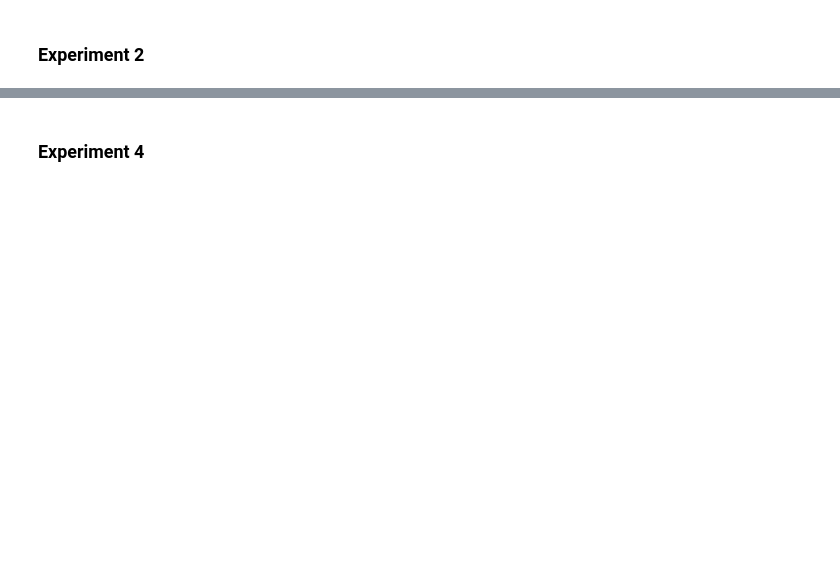
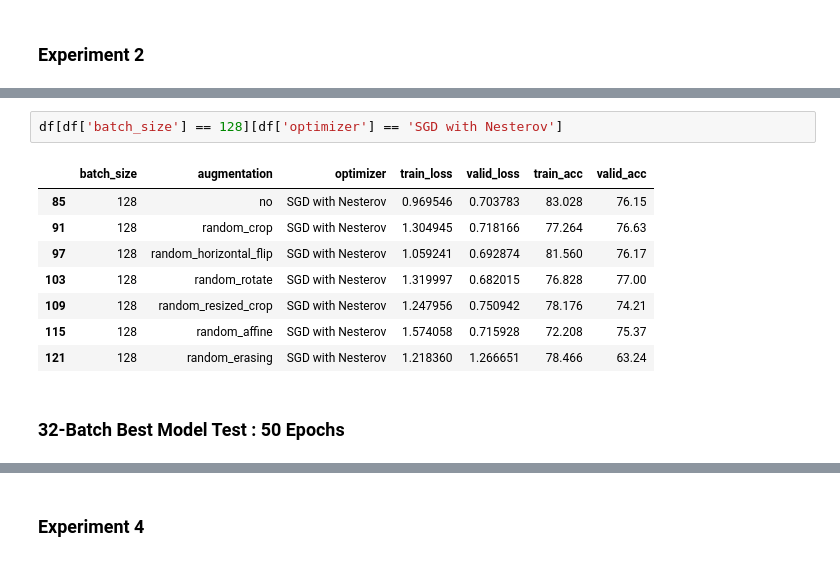
Before and after one commit to suriya-jambunathan/Modified-ResNet, a Jupyter notebook: main.ipynb, the cells around one changed output, grey strips where cells are left out. Drawn from its saved outputs; the diff is of its cells as text; blank space fills up the shorter version.

```diff
--- a/main.ipynb
+++ b/main.ipynb
@@ -303,0 +1813,13 @@ Files already downloaded and verified
+# %%
+df[df['batch_size'] == 128][df['optimizer'] == 'SGD with Nesterov']
+# %% [output]
+|  | batch_size | augmentation | optimizer | train_loss | valid_loss | train_acc | valid_acc |
+| 85 | 128 | no | SGD with Nesterov | 0.969546 | 0.703783 | 83.028 | 76.15 |
+| 91 | 128 | random_crop | SGD with Nesterov | 1.304945 | 0.718166 | 77.264 | 76.63 |
+| 97 | 128 | random_horizontal_flip | SGD with Nesterov | 1.059241 | 0.692874 | 81.560 | 76.17 |
+| 103 | 128 | random_rotate | SGD with Nesterov | 1.319997 | 0.682015 | 76.828 | 77.00 |
+| 109 | 128 | random_resized_crop | SGD with Nesterov | 1.247956 | 0.750942 | 78.176 | 74.21 |
+| 115 | 128 | random_affine | SGD with Nesterov | 1.574058 | 0.715928 | 72.208 | 75.37 |
+| 121 | 128 | random_erasing | SGD with Nesterov | 1.218360 | 1.266651 | 78.466 | 63.24 |
+# %% [markdown]
+### 32-Batch Best Model Test : 50 Epochs
```
Also changed, not shown: parts of 84 cells of this notebook, 1 other file.
